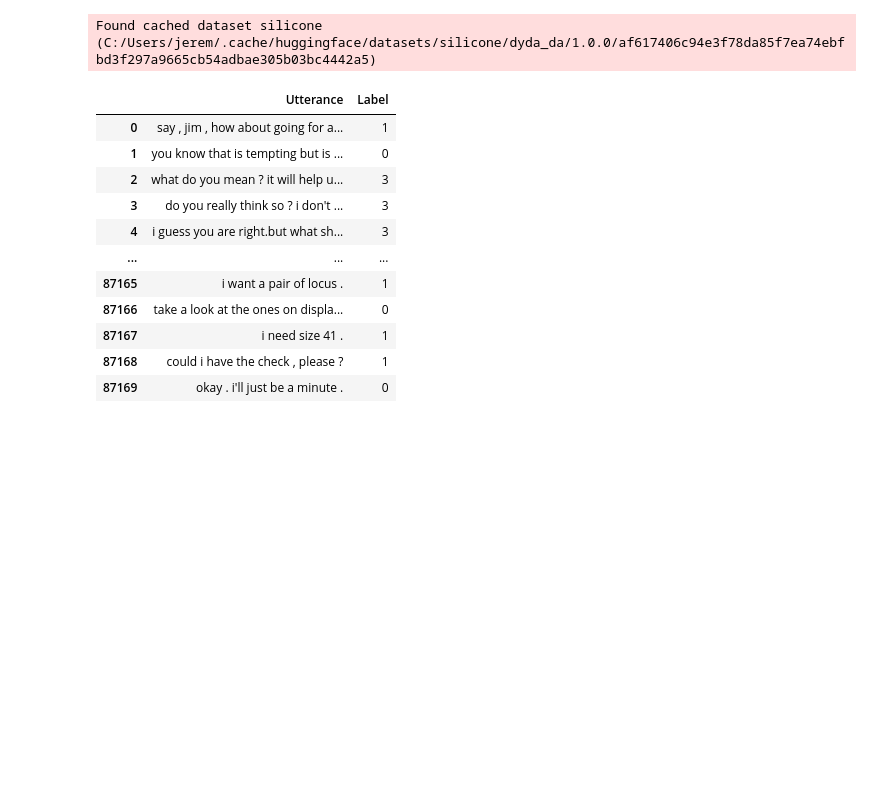
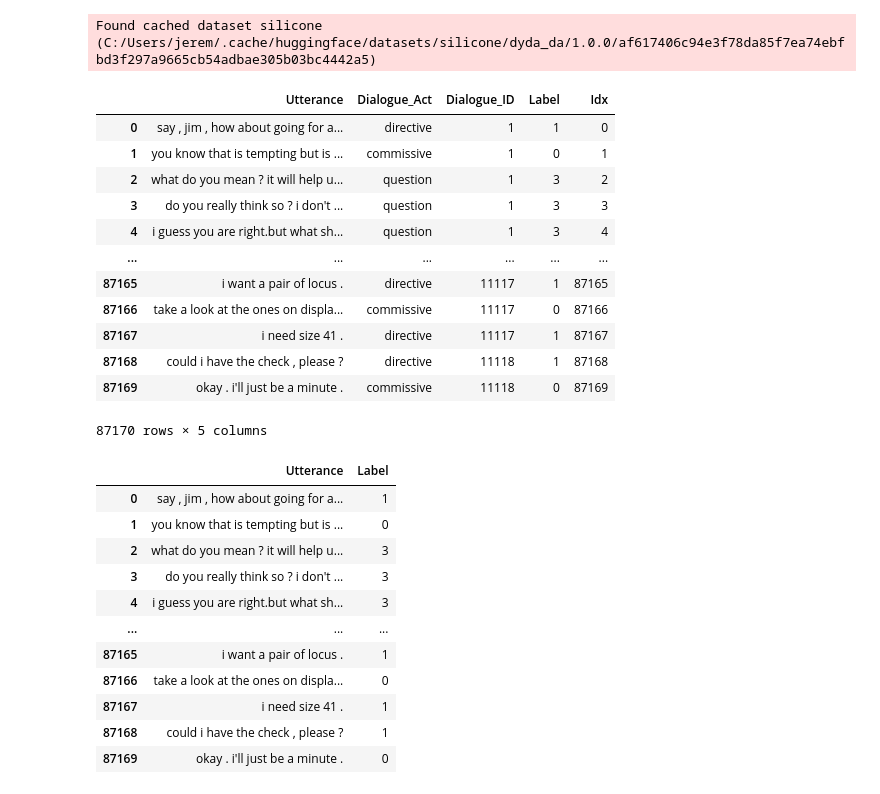
Before and after one commit to Jeremstym/NLP_intent_class, a Jupyter notebook: intent_classifier.ipynb, the cells around one changed output. Cells and saved outputs as stored; diff of their text form; code cells hidden in the pictures; blank space fills up the shorter version.

```diff
--- a/intent_classifier.ipynb
+++ b/intent_classifier.ipynb
@@ -15,6 +15,23 @@ from baseline import BERTClass
 dataset = load_dataset("silicone", "dyda_da")
 # %% [output]
 Found cached dataset silicone (C:/Users/jerem/.cache/huggingface/datasets/silicone/dyda_da/1.0.0/af617406c94e3f78da85f7ea74ebfbd3f297a9665cb54adbae305b03bc4442a5)
+# %%
+df = pd.DataFrame(dataset["train"])
+df
+# %% [output]
+|  | Utterance | Dialogue_Act | Dialogue_ID | Label | Idx |
+| 0 | say , jim , how about going for a... | directive | 1 | 1 | 0 |
+| 1 | you know that is tempting but is ... | commissive | 1 | 0 | 1 |
+| 2 | what do you mean ? it will help u... | question | 1 | 3 | 2 |
+| 3 | do you really think so ? i don't ... | question | 1 | 3 | 3 |
+| 4 | i guess you are right.but what sh... | question | 1 | 3 | 4 |
+| ... | ... | ... | ... | ... | ... |
+| 87165 | i want a pair of locus . | directive | 11117 | 1 | 87165 |
+| 87166 | take a look at the ones on displa... | commissive | 11117 | 0 | 87166 |
+| 87167 | i need size 41 . | directive | 11117 | 1 | 87167 |
+| 87168 | could i have the check , please ? | directive | 11118 | 1 | 87168 |
+| 87169 | okay . i'll just be a minute . | commissive | 11118 | 0 | 87169 |
+87170 rows × 5 columns
 # %%
 simple_train = pd.DataFrame(dataset['train'])[["Utterance", "Label"]]
 simple_test = pd.DataFrame(dataset['test'])[["Utterance", "Label"]]
```
Also changed, not shown: parts of 6 cells of this notebook.
